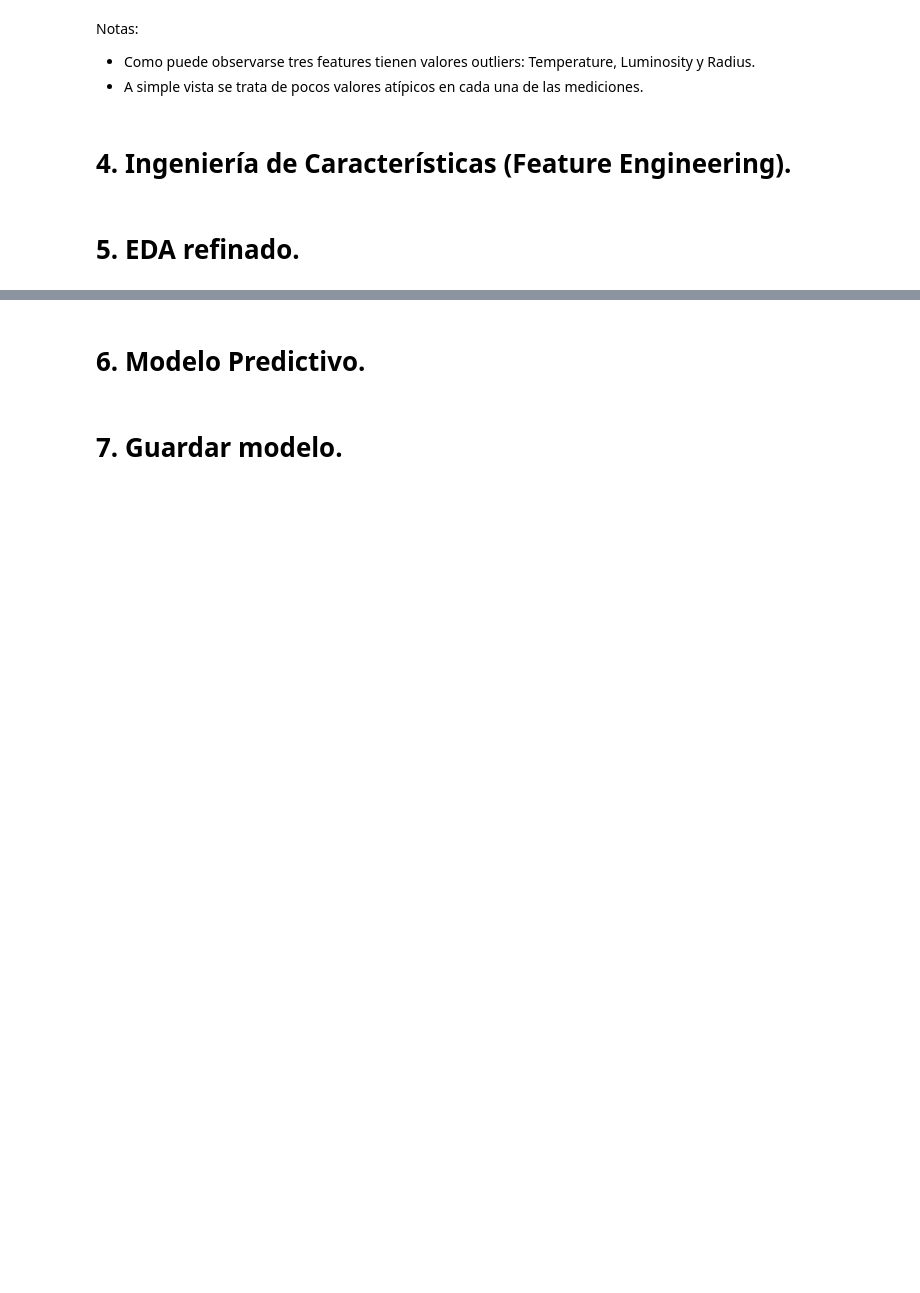
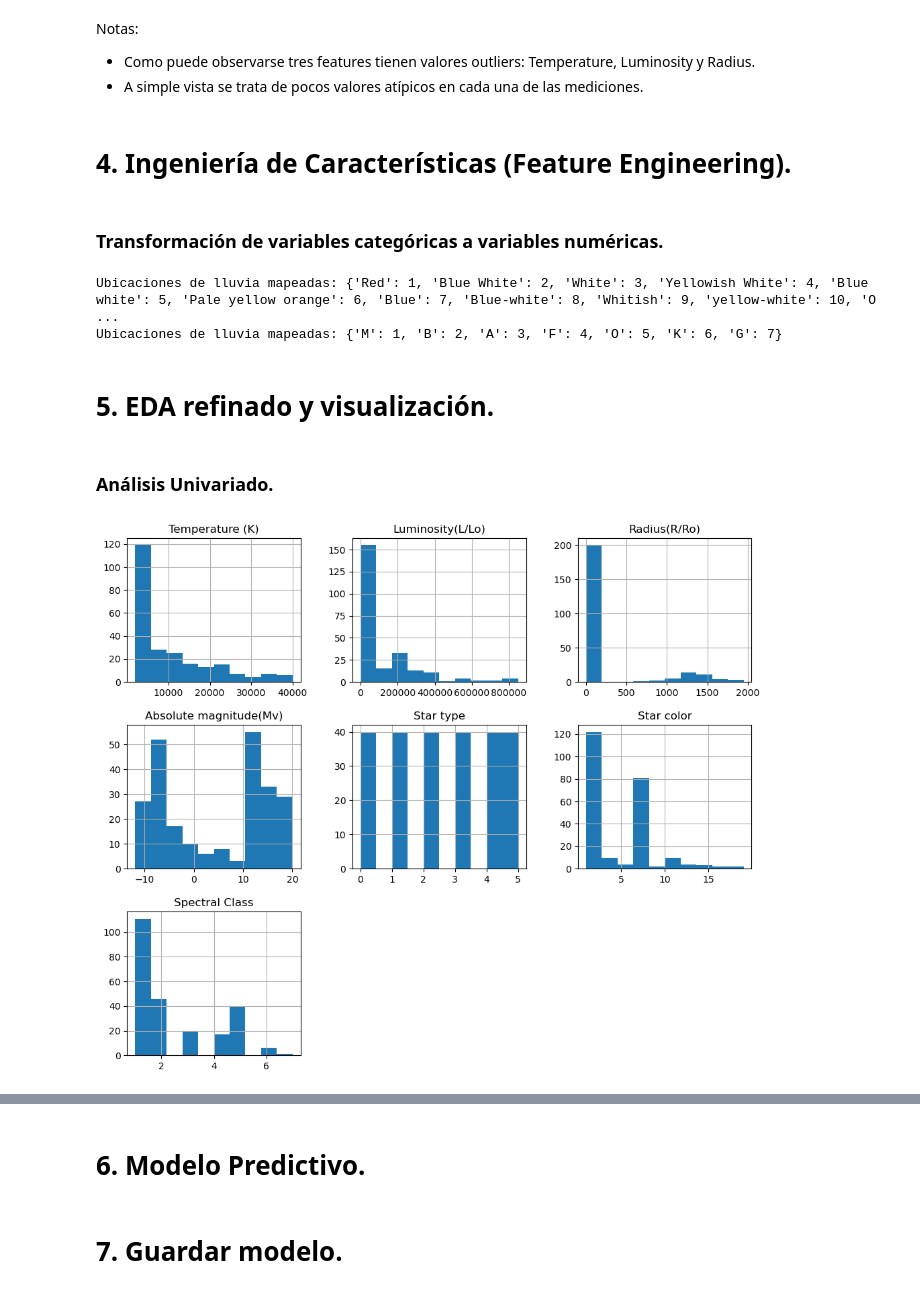
Before and after one commit to Bere333/ML-Web-App-Using-Flask, a Jupyter notebook: src/ml_web_app_using_flask_explore.ipynb, the cells around one changed output, grey strips where cells are left out. Drawn from its saved outputs; the diff is of its cells as text; code cells hidden in the pictures; blank space fills up the shorter version.

```diff
--- a/src/ml_web_app_using_flask_explore.ipynb
+++ b/src/ml_web_app_using_flask_explore.ipynb
@@ -150,5 +150,46 @@ Notas:
 - A simple vista se trata de pocos valores atípicos en cada una de las mediciones.
 # %% [markdown]
 # 4. Ingeniería de Características (Feature Engineering).
+# %% [markdown]
+### Transformación de variables categóricas a variables numéricas.
+# %%
+def transform_categorical_to_numerical(all_data, column_name):
+    """
+    Mapea las ubicaciones de lluvia a números únicos.
+
+    Args:
+        all_data (DataFrame): DataFrame que contiene la columna de ubicaciones de lluvia.
+        column_name (str): Nombre de la columna que contiene las ubicaciones de lluvia.
+
+    Returns:
+        DataFrame: DataFrame con la columna de ubicaciones mapeada a números.
+    """
+    all_ubications = all_data[column_name].unique()
+    ubications_map = {}
+    num = 1
+
+    for ubication in all_ubications:
+        ubications_map[ubication] = num
+        num += 1
+
+    print(f"Ubicaciones de lluvia mapeadas: {ubications_map}")
+
+    # Mapeo de ubicaciones de lluvia a números
+    all_data[column_name] = all_data[column_name].map(ubications_map)
+
+    return all_data
+# %%
+df = transform_categorical_to_numerical(df, 'Star color')
+df = transform_categorical_to_numerical(df, 'Spectral Class')
+# %% [output]
+Ubicaciones de lluvia mapeadas: {'Red': 1, 'Blue White': 2, 'White': 3, 'Yellowish White': 4, 'Blue white': 5, 'Pale yellow orange': 6, 'Blue': 7, 'Blue-white': 8, 'Whitish': 9, 'yellow-white': 10, 'O ...
+Ubicaciones de lluvia mapeadas: {'M': 1, 'B': 2, 'A': 3, 'F': 4, 'O': 5, 'K': 6, 'G': 7}
 # %% [markdown]
-# 5. EDA refinado.
+# 5. EDA refinado y visualización.
+# %% [markdown]
+### Análisis Univariado.
+# %%
+df.hist(figsize=(12,10))
+plt.show()
+# %% [output]
+[figure, added]
```
Also changed, not shown: parts of 5 cells of this notebook.
